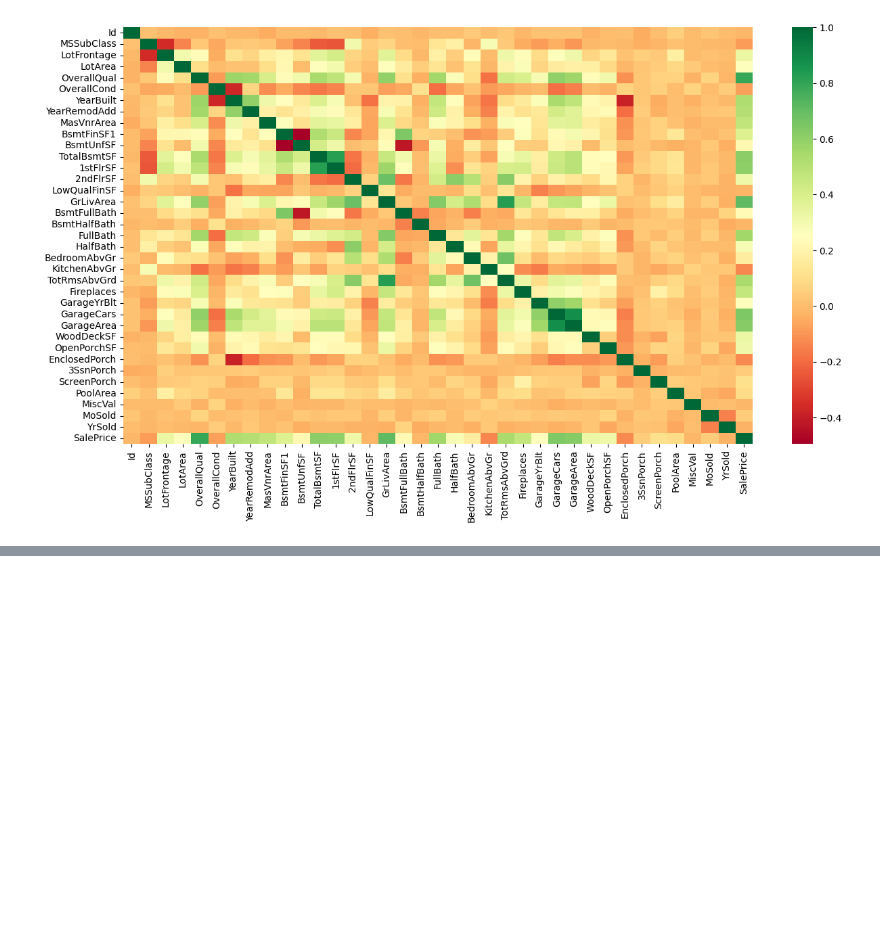
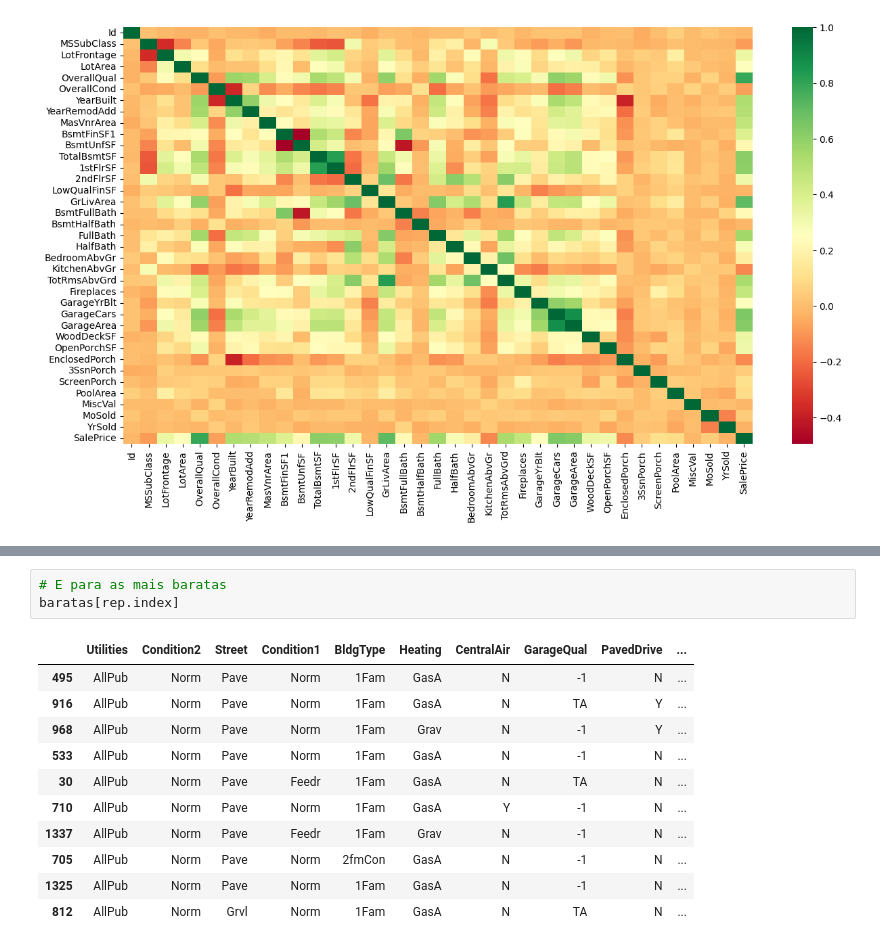
Before and after one commit to BraulioHermanson/Projeto_Housing_Avancado, a Jupyter notebook: kagle_housin_EDA.ipynb, the cells around one changed output, grey strips where cells are left out. Saved outputs shown, nothing was run; the diff lists cells and outputs as text; blank space fills up the shorter version.

```diff
--- a/kagle_housin_EDA.ipynb
+++ b/kagle_housin_EDA.ipynb
@@ -122,0 +208,15 @@ plt.show()
+# %%
+# E para as mais baratas
+baratas[rep.index]
+# %% [output]
+|  | Utilities | Condition2 | Street | Condition1 | BldgType | Heating | CentralAir | GarageQual | PavedDrive | ... |
+| 495 | AllPub | Norm | Pave | Norm | 1Fam | GasA | N | -1 | N | ... |
+| 916 | AllPub | Norm | Pave | Norm | 1Fam | GasA | N | TA | Y | ... |
+| 968 | AllPub | Norm | Pave | Norm | 1Fam | Grav | N | -1 | Y | ... |
+| 533 | AllPub | Norm | Pave | Norm | 1Fam | GasA | N | -1 | N | ... |
+| 30 | AllPub | Norm | Pave | Feedr | 1Fam | GasA | N | TA | N | ... |
+| 710 | AllPub | Norm | Pave | Norm | 1Fam | GasA | Y | -1 | N | ... |
+| 1337 | AllPub | Norm | Pave | Feedr | 1Fam | Grav | N | -1 | N | ... |
+| 705 | AllPub | Norm | Pave | Norm | 2fmCon | GasA | N | -1 | N | ... |
+| 1325 | AllPub | Norm | Pave | Norm | 1Fam | GasA | N | -1 | N | ... |
+| 812 | AllPub | Norm | Grvl | Norm | 1Fam | GasA | N | TA | N | ... |
```
Also changed, not shown: parts of 13 cells of this notebook.
